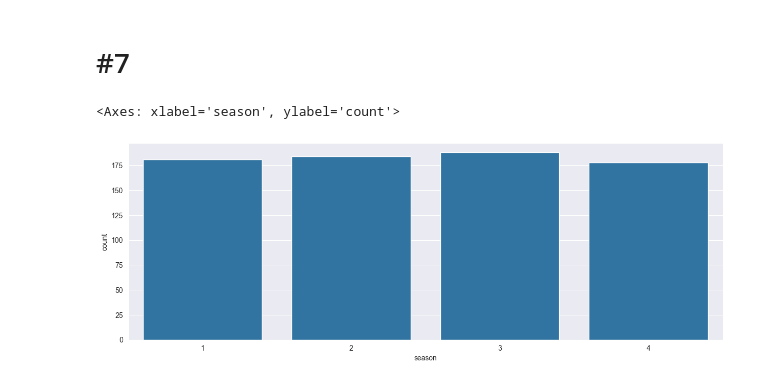
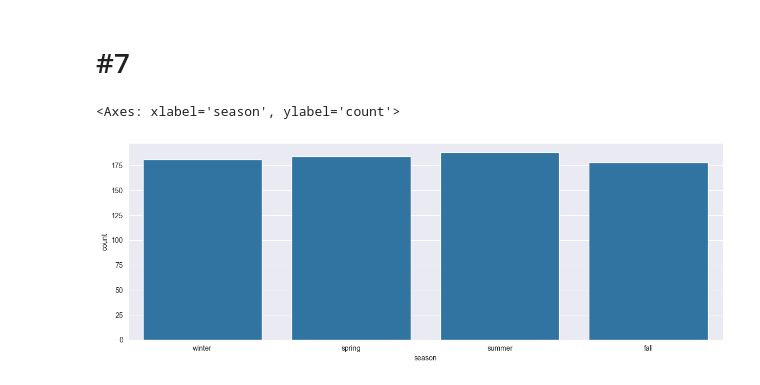
Before and after one commit to raaamk/ML_SoSe24, a Jupyter notebook: src/3 - Data Science Tools/mjanits1_11270520/mjanits1_11270520.ipynb, the cells around one changed output. Cells and saved outputs as stored; diff of their text form; code cells hidden in the pictures.

```diff
--- a/src/3 - Data Science Tools/mjanits1_11270520/mjanits1_11270520.ipynb
+++ b/src/3 - Data Science Tools/mjanits1_11270520/mjanits1_11270520.ipynb
@@ -103,6 +103,7 @@ Mit Excel geöffnet
 # %%
 df = pd.read_csv('day.csv', header=0)
 data = df.copy()
+data['dteday'] = pd.to_datetime(data['dteday'])
 # %% [markdown]
 # #4
 # %%
@@ -162,8 +163,8 @@ data.describe()
 # %% [markdown]
 # #7
 # %%
-sns.countplot(x = 'season', data = data)
 season_dict = {1: 'winter', 2: 'spring', 3: 'summer', 4: 'fall'}
+sns.countplot(x = 'season', data = data, formatter=season_dict)
 # %% [output]
 <Axes: xlabel='season', ylabel='count'>
-[figure, old version]
+[figure, new version]
```
Also changed, not shown: parts of 4 cells of this notebook.
